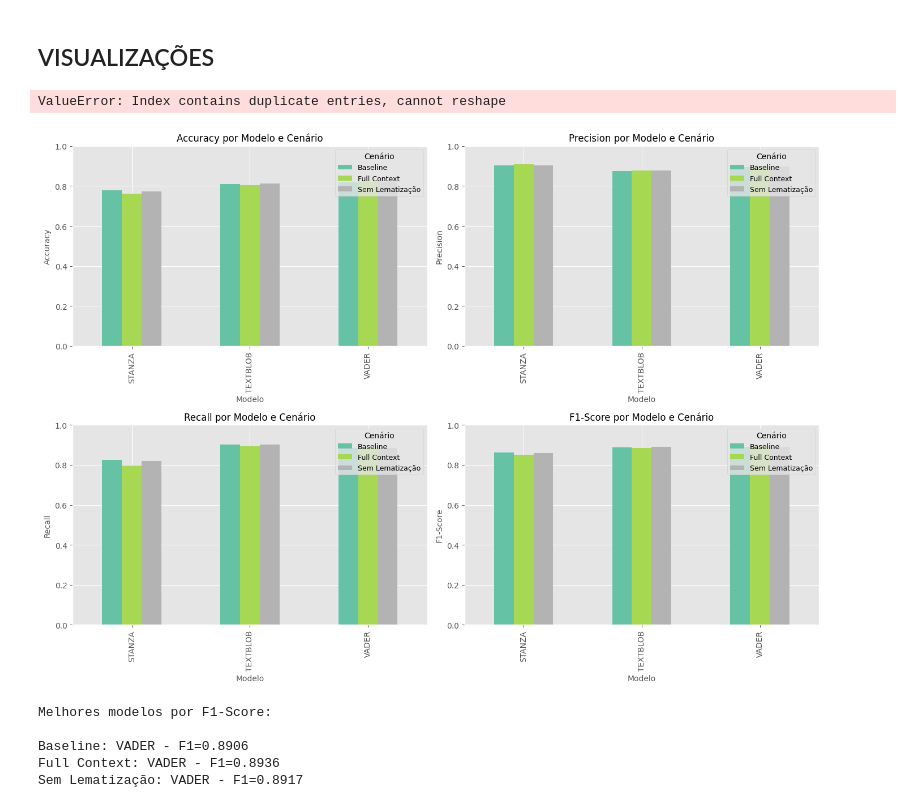
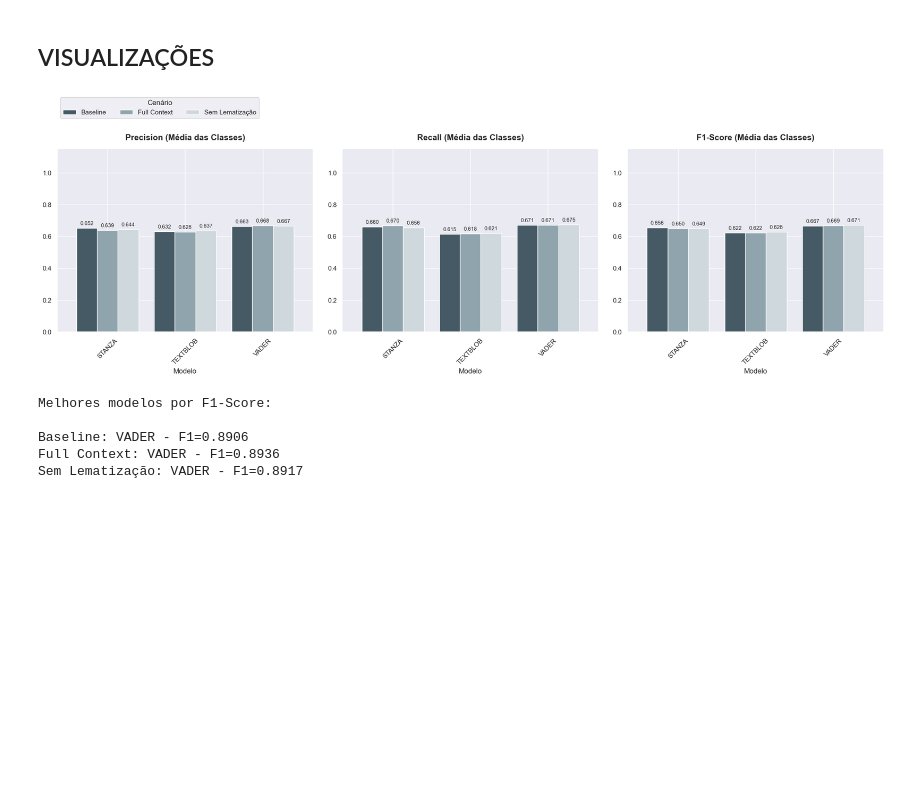
Before and after one commit to fernandorocha23/text_mining, a Jupyter notebook: project/Início.ipynb, the cells around one changed output. Cells and saved outputs as stored; diff of their text form; code cells hidden in the pictures; blank space fills up the shorter version.

```diff
--- a/project/Início.ipynb
+++ b/project/Início.ipynb
@@ -422,72 +422,34 @@ Resultados Detalhados por Classe:
 # %%
 import matplotlib.pyplot as plt
 
-# 1. Configurar grelha de 1 linha e 3 colunas (apenas as métricas essenciais)
 fig, axes = plt.subplots(1, 3, figsize=(20, 7))
-
-# Definir as métricas de performance real
 metricas = ["Precision", "Recall", "F1-Score"]
-# Cores neutras e profissionais
 cores_neutras = ["#455A64", "#90A4AE", "#CFD8DC"]
 
 for idx, metrica in enumerate(metricas):
     ax = axes[idx]
 
-    # Criar a tabela dinâmica (usando df_res para médias globais ou df_res_detalhado para classes)
-    pivot = df_res.pivot(index="Modelo", columns="Cenário", values=metrica)
+    # Substituímos .pivot por .pivot_table para lidar com os duplicados (pos/neg)
+    pivot = df_res_detalhado.pivot_table(index="Modelo", columns="Cenário", values=metrica, aggfunc='mean')
 
-    # Desenhar o gráfico com a paleta neutra
     pivot.plot(kind="bar", ax=ax, color=cores_neutras, width=0.8)
 
-    # Formatação de texto e eixos
-    ax.set_title(f"{metrica} por Modelo e Cenário", fontsize=14, pad=15, fontweight="bold")
-    ax.set_ylabel("Pontuação", fontsize=11)
-    ax.set_xlabel("Modelo", fontsize=11)
-
-    # Margem superior para as etiquetas
+    ax.set_title(f"{metrica} (Média das Classes)", fontsize=14, pad=15, fontweight="bold")
     ax.set_ylim([0, 1.15])
-
-    # Rotação para leitura clara dos modelos
     ax.tick_params(axis="x", rotation=45)
 
-    # Adicionar os valores numéricos no topo de cada barra
     for container in ax.containers:
         ax.bar_label(container, fmt="%.3f", padding=3, fontsize=9)
 
-    # Gestão da legenda (apenas no primeiro para evitar repetição)
     if idx == 0:
-        ax.legend(title="Cenário", fontsize=10, bbox_to_anchor=(0, 1.15), loc="lower left", ncol=3)
+        ax.legend(title="Cenário", bbox_to_anchor=(0, 1.15), loc="lower left", ncol=3)
     else:
         ax.legend().remove()
 
 plt.tight_layout()
-plt.savefig("metricas_essenciais_sentimento.png", dpi=300, bbox_inches="tight")
 plt.show()
 # %% [output]
-ValueError: Index contains duplicate entries, cannot reshape
+[figure, added]
-# %%
-# Comparação por modelo..
-fig, axes = plt.subplots(2, 2, figsize=(14, 10))
-
-metricas = ['Accuracy', 'Precision', 'Recall', 'F1-Score']
-
-for idx, metrica in enumerate(metricas):
-    ax = axes[idx // 2, idx % 2]
-
-    pivot = df_resultados.pivot(index='Modelo', columns='Cenário', values=metrica)
-    pivot.plot(kind='bar', ax=ax, colormap='Set2')
-
-    ax.set_title(f'{metrica} por Modelo e Cenário', fontsize=12)
-    ax.set_ylabel(metrica, fontsize=10)
-    ax.set_xlabel('Modelo', fontsize=10)
-    ax.legend(title='Cenário', fontsize=9)
-    ax.set_ylim([0, 1])
-
-plt.tight_layout()
-plt.savefig('comparacao_modelos_lexicos.png', dpi=300, bbox_inches='tight')
-plt.show()
-# %% [output]
-[figure, removed]
 # %%
 # Melhor modelo por cenário
 print("Melhores modelos por F1-Score:\n")
```
Also changed, not shown: parts of 1 cell of this notebook.
